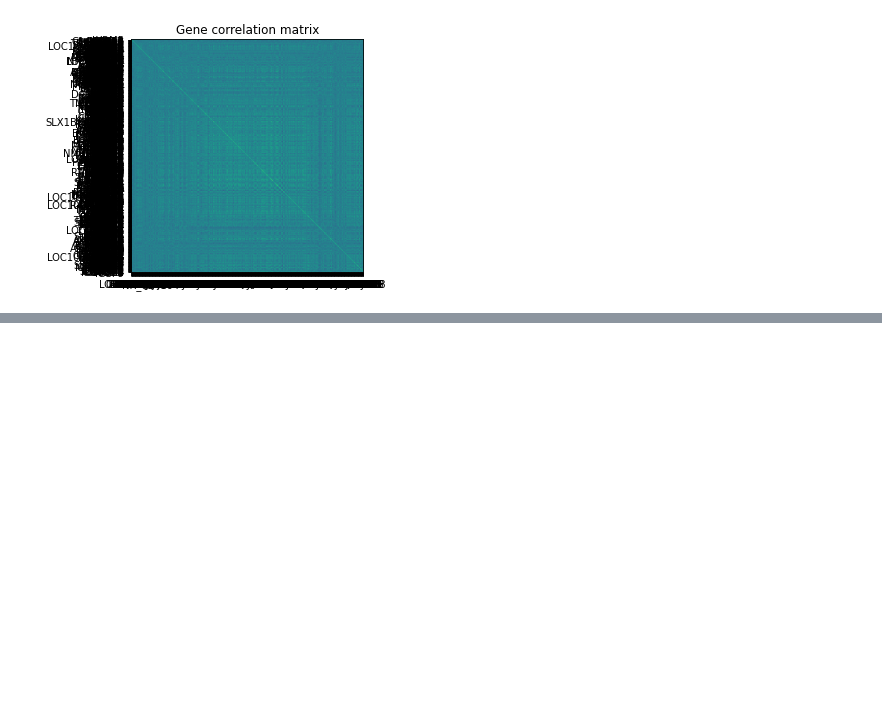
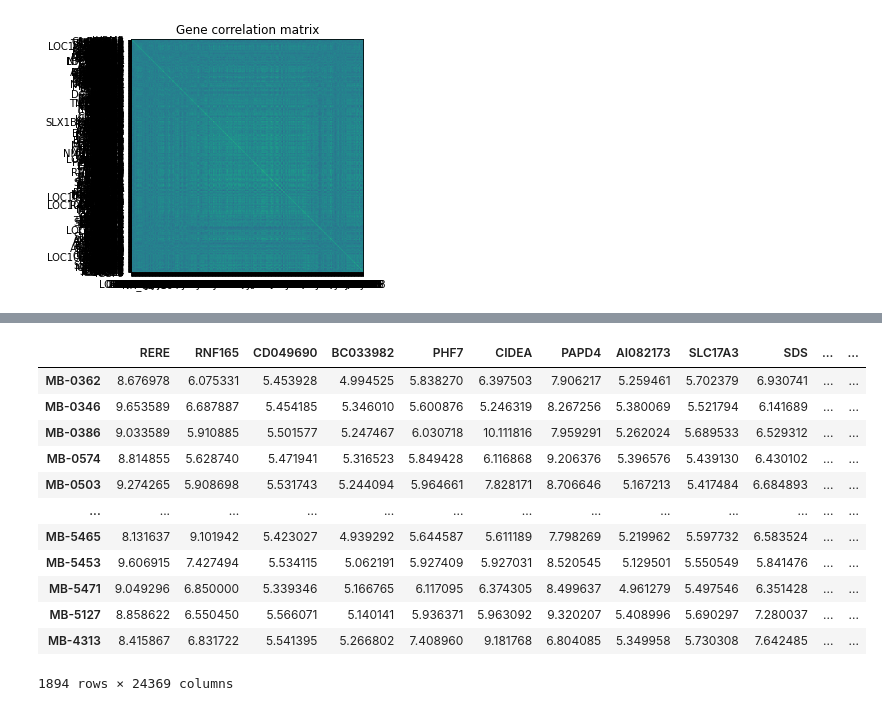
Before and after one commit to RMichae1/biohack2020, a Jupyter notebook: modeling.ipynb, the cells around one changed output, grey strips where cells are left out. Drawn from its saved outputs; the diff is of its cells as text; code cells hidden in the pictures; blank space fills up the shorter version.

```diff
--- a/modeling.ipynb
+++ b/modeling.ipynb
@@ -383,0 +460,16 @@ Fitting 5 folds for each of 6 candidates, totalling 30 fits
+# %%
+gene_data_df
+# %% [output]
+|  | RERE | RNF165 | CD049690 | BC033982 | PHF7 | CIDEA | PAPD4 | AI082173 | SLC17A3 | SDS | ... | ... |
+| MB-0362 | 8.676978 | 6.075331 | 5.453928 | 4.994525 | 5.838270 | 6.397503 | 7.906217 | 5.259461 | 5.702379 | 6.930741 | ... | ... |
+| MB-0346 | 9.653589 | 6.687887 | 5.454185 | 5.346010 | 5.600876 | 5.246319 | 8.267256 | 5.380069 | 5.521794 | 6.141689 | ... | ... |
+| MB-0386 | 9.033589 | 5.910885 | 5.501577 | 5.247467 | 6.030718 | 10.111816 | 7.959291 | 5.262024 | 5.689533 | 6.529312 | ... | ... |
+| MB-0574 | 8.814855 | 5.628740 | 5.471941 | 5.316523 | 5.849428 | 6.116868 | 9.206376 | 5.396576 | 5.439130 | 6.430102 | ... | ... |
+| MB-0503 | 9.274265 | 5.908698 | 5.531743 | 5.244094 | 5.964661 | 7.828171 | 8.706646 | 5.167213 | 5.417484 | 6.684893 | ... | ... |
+| ... | ... | ... | ... | ... | ... | ... | ... | ... | ... | ... | ... | ... |
+| MB-5465 | 8.131637 | 9.101942 | 5.423027 | 4.939292 | 5.644587 | 5.611189 | 7.798269 | 5.219962 | 5.597732 | 6.583524 | ... | ... |
+| MB-5453 | 9.606915 | 7.427494 | 5.534115 | 5.062191 | 5.927409 | 5.927031 | 8.520545 | 5.129501 | 5.550549 | 5.841476 | ... | ... |
+| MB-5471 | 9.049296 | 6.850000 | 5.339346 | 5.166765 | 6.117095 | 6.374305 | 8.499637 | 4.961279 | 5.497546 | 6.351428 | ... | ... |
+| MB-5127 | 8.858622 | 6.550450 | 5.566071 | 5.140141 | 5.936371 | 5.963092 | 9.320207 | 5.408996 | 5.690297 | 7.280037 | ... | ... |
+| MB-4313 | 8.415867 | 6.831722 | 5.541395 | 5.266802 | 7.408960 | 9.181768 | 6.804085 | 5.349958 | 5.730308 | 7.642485 | ... | ... |
+1894 rows × 24369 columns
```
Also changed, not shown: parts of 36 cells of this notebook.
